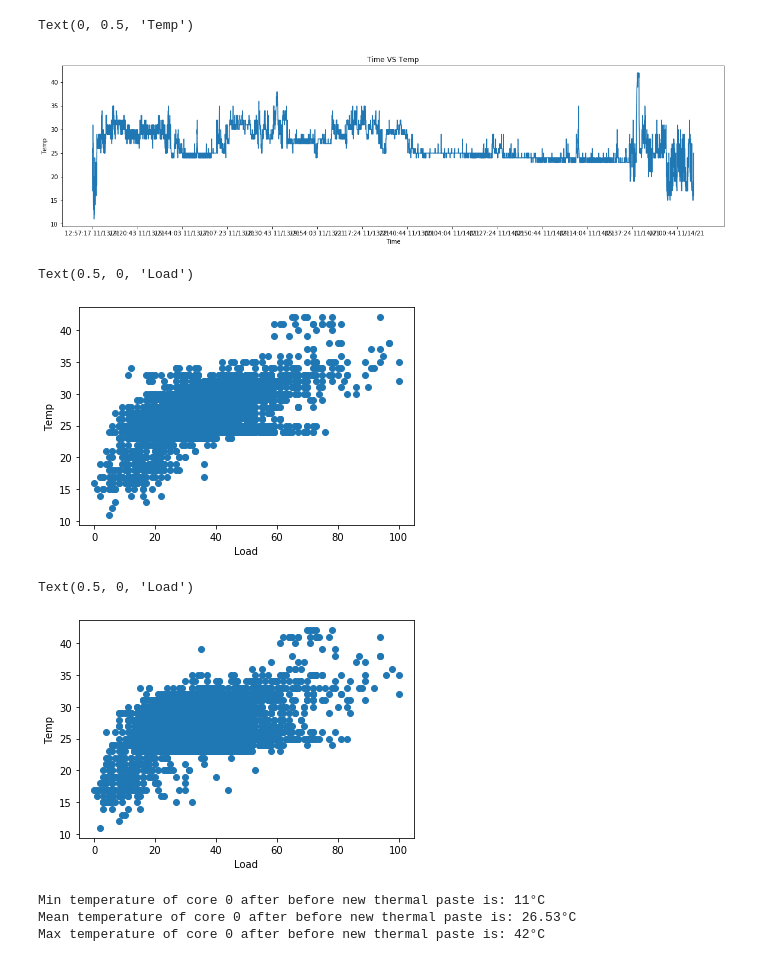
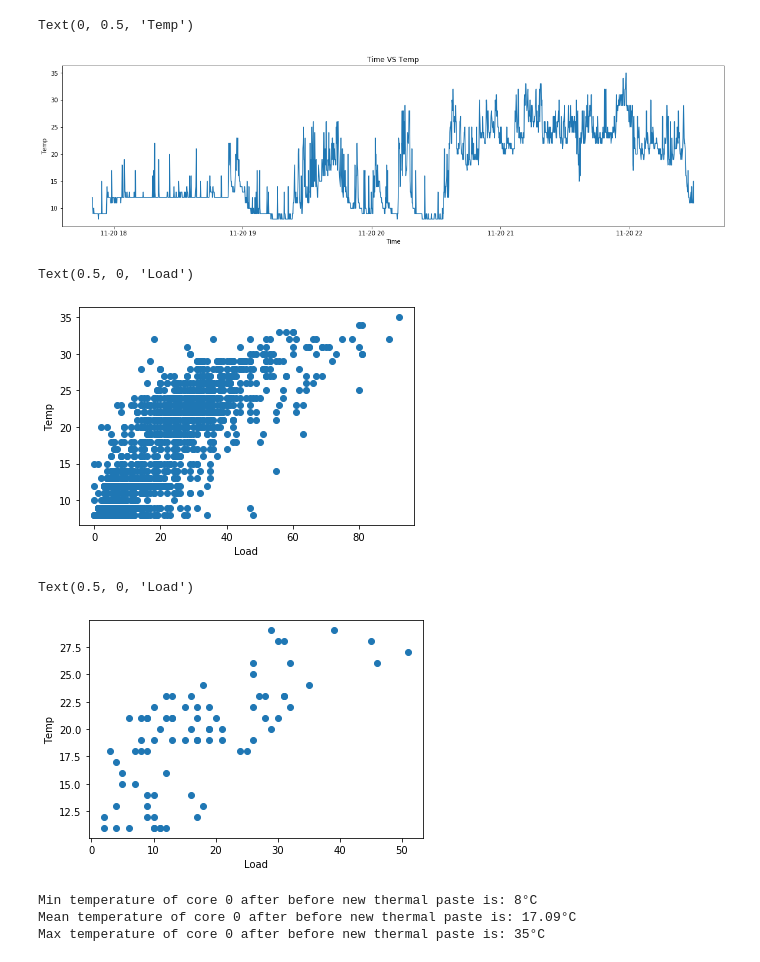
Before and after one commit to lowsaelee/cpu-temp, a Jupyter notebook: cpu-temp-ver2.ipynb, the cells around one changed output. Saved outputs shown, nothing was run; the diff lists cells and outputs as text; code cells hidden in the pictures.

```diff
--- a/cpu-temp-ver2.ipynb
+++ b/cpu-temp-ver2.ipynb
@@ -7,7 +7,7 @@ import matplotlib.pyplot as plt
 #df = pd.read_csv("CT-Log 2021-10-14 11-26-56.csv", skiprows=[i for i in range(0,9)], skipfooter = 2, header=None)
 
 # After applying new thermal paste
-df = pd.read_csv("CT-Log 2021-11-13 12-57-07.csv", skiprows=[i for i in range(0,9)], header=None)
+df = pd.read_csv("CT-Log 2021-11-20 17-49-52.csv", skiprows=[i for i in range(0,9)], skipfooter = 2, header=None)
 # %%
 df.head()
 # %% [output]
@@ -96,0 +77,3 @@ dtype: object
+# %%
+df['Time'] = pd.to_datetime(df['Time'],format='%H:%M:%S %m/%d/%y')
+df.dtypes
@@ -141,16 +142,18 @@ for ax in axs.flat:
 # %%
 # Line graph of temps right before and after applying new thermalpaste
+#start = 61080
 start = 0
 end = len(df)
 fig= plt.figure(figsize=(20,5))
 plt.title("Time VS Temp")
-plt.xticks(np.arange(0, len(df), step=500))
+#plt.xticks(np.arange(0, len(df), step=500))
 plt.plot(df['Time'][start:end],df['Core 0 Temp'][start:end])
+#plt.xaxis_date()
 plt.xlabel("Time")
 plt.ylabel("Temp")
 # %% [output]
 Text(0, 0.5, 'Temp')
-[figure, old version]
+[figure, new version]
 # %%
 # all timeframe within this file
 start = 0
@@ -160,17 +163,18 @@ plt.ylabel("Temp")
 plt.xlabel("Load")
 # %% [output]
 Text(0.5, 0, 'Load')
-[figure, old version]
+[figure, new version]
 # %%
-# all timeframe within this file
-start = 0
+# last few hours of this file
+#start = 61050
+start = 1600
 end = len(df)
 plt.scatter(df['Core 1 Load'][start:end],df['Core 1 Temp'][start:end])
 plt.ylabel("Temp")
 plt.xlabel("Load")
 # %% [output]
 Text(0.5, 0, 'Load')
-[figure, old version]
+[figure, new version]
 # %%
 start = 0
 end = len(df)-1
@@ -182,9 +186,9 @@ print("Min temperature of core 0 after before new thermal paste is: {}°C".forma
 print("Mean temperature of core 0 after before new thermal paste is: {:.2f}°C".format(meanTemp))
 print("Max temperature of core 0 after before new thermal paste is: {}°C".format(maxTemp))
 # %% [output]
-Min temperature of core 0 after before new thermal paste is: 11°C
-Mean temperature of core 0 after before new thermal paste is: 26.53°C
-Max temperature of core 0 after before new thermal paste is: 42°C
+Min temperature of core 0 after before new thermal paste is: 8°C
+Mean temperature of core 0 after before new thermal paste is: 17.09°C
+Max temperature of core 0 after before new thermal paste is: 35°C
 # %%
 start = 0
 end = len(df)
```
Also changed, not shown: parts of 12 cells of this notebook.
